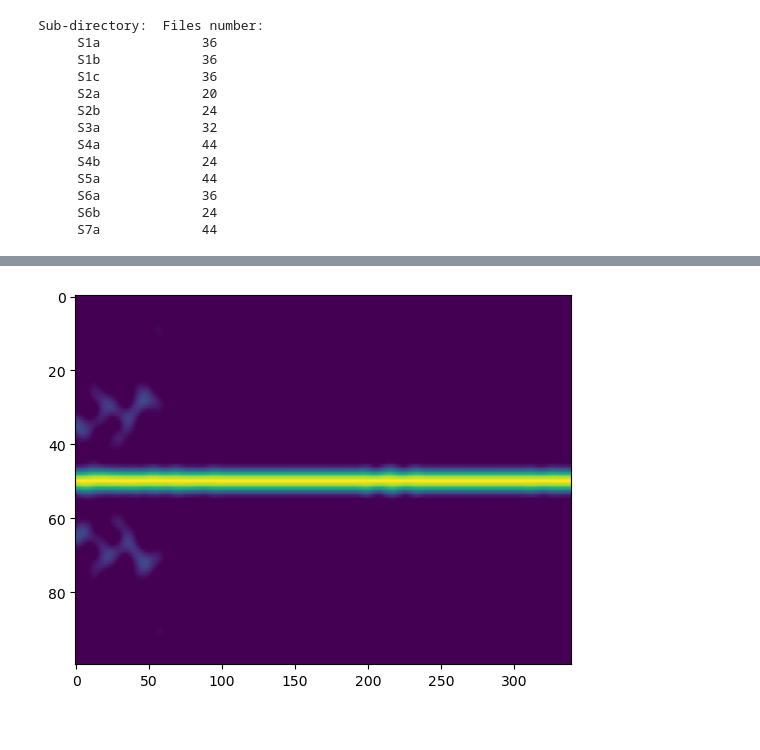
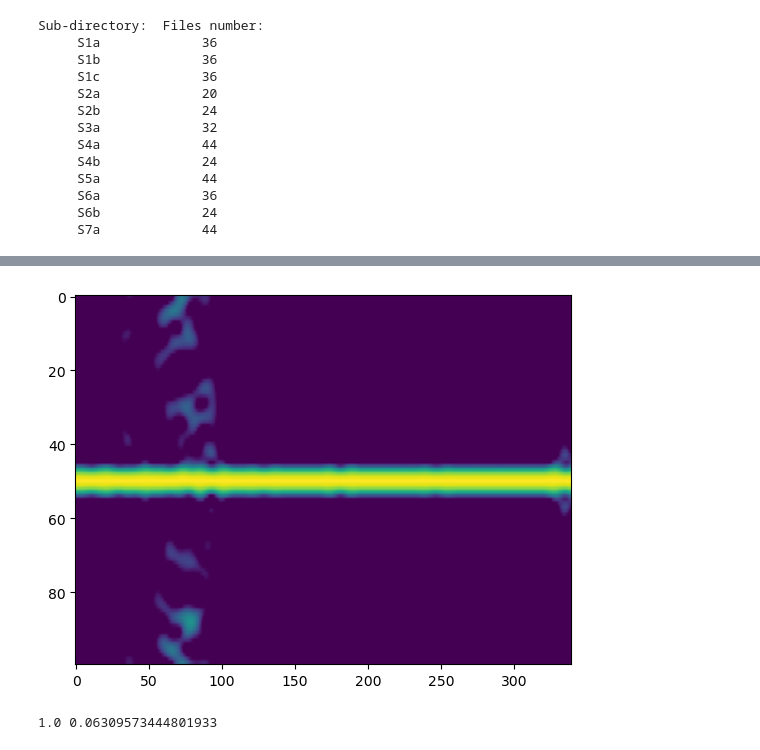
Before and after one commit to RaffaeleSabatini/Human-Activity-Recognition-using-Wifi, a Jupyter notebook: test.ipynb, the cells around one changed output, grey strips where cells are left out. Saved outputs shown, nothing was run; the diff lists cells and outputs as text; code cells hidden in the pictures.

```diff
--- a/test.ipynb
+++ b/test.ipynb
@@ -91,7 +77,9 @@ plt.show()
 # %%
-image = np.load("doppler_traces/S2a/S2a_E_stream_2.txt", allow_pickle=True).T
+image = np.load("doppler_traces/S3a/S3a_E_stream_1.txt", allow_pickle=True).T
 
-plt.imshow(image[:, :340], aspect="auto")
+plt.imshow(np.log(image[:, :340]), aspect="auto")
 plt.show()
+print(np.max(image), np.min(image))
 # %% [output]
-[figure, old version]
+[figure, new version]
+1.0 0.06309573444801933
```
Also changed, not shown: parts of 4 cells of this notebook, 5 other files.
